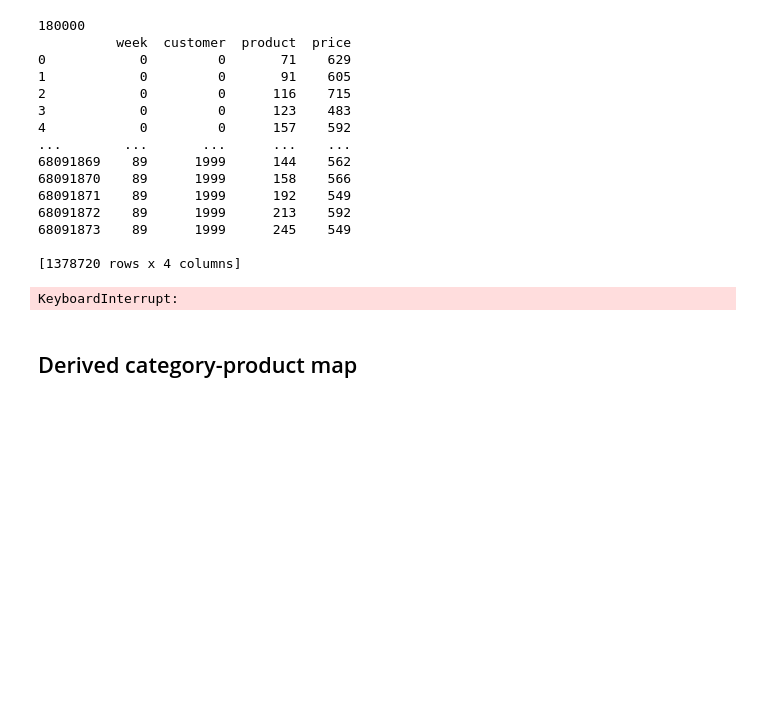
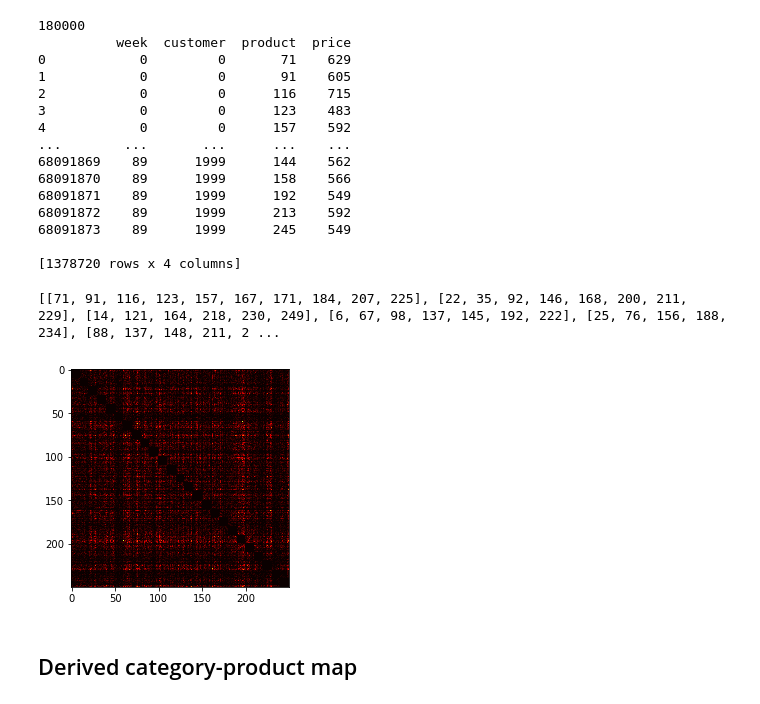
Before and after one commit to VladMiron00/Recommender-System, a Jupyter notebook: Recommender-System_v3.ipynb, the cells around one changed output. Cells and saved outputs as stored; diff of their text form; code cells hidden in the pictures; blank space fills up the shorter version.

Commit message:
update heat matrix alternative

```diff
--- a/Recommender-System_v3.ipynb
+++ b/Recommender-System_v3.ipynb
@@ -313,5 +313,42 @@ for index in range(n_baskets):
     basket_list.append(basket_list_elem)
 
 print(basket_list)
+
+#end1
+
+
+
+
+basket_df = pd.DataFrame(
+    {
+        "basket": np.repeat(range(len(basket_list)), [len(x) for x in basket_list]),
+        "product": [y for x in basket_list for y in x],
+    }
+)
+basket_df.head()
+
+#end2
+
+
+
+
+truth = np.zeros((n_products, n_products), dtype=int)
+
+for b in basket_list:
+    for j in b:
+        for i in b:
+            truth[i, j] += 1
+
+# diagonal is the count of baskets that products occur in
+assert np.all(
+    basket_df.sort_values("product").groupby("product").basket.count().values
+    == np.diag(truth)[np.diag(truth) > 0]
+)
+
+# matrix is symmetric
+assert np.all(truth == truth.T)
+##end3
+
+print(truth)
 # %% [output]
-KeyboardInterrupt:
+[[71, 91, 116, 123, 157, 167, 171, 184, 207, 225], [22, 35, 92, 146, 168, 200, 211, 229], [14, 121, 164, 218, 230, 249], [6, 67, 98, 137, 145, 192, 222], [25, 76, 156, 188, 234], [88, 137, 148, 211, 2 ...
@@ -334,8 +381,15 @@ assert np.all(truth == truth.T)
 
 print(truth)
 # %%
+#run this after the first cell in this section
+np.fill_diagonal(truth, 0)
+
+
+
 plt.imshow(truth, cmap="hot", interpolation="nearest")
 plt.show()
+# %% [output]
+[figure, added]
 # %% [markdown]
 ## Derived category-product map
 # %%
```
Also changed, not shown: parts of 2 cells of this notebook.
